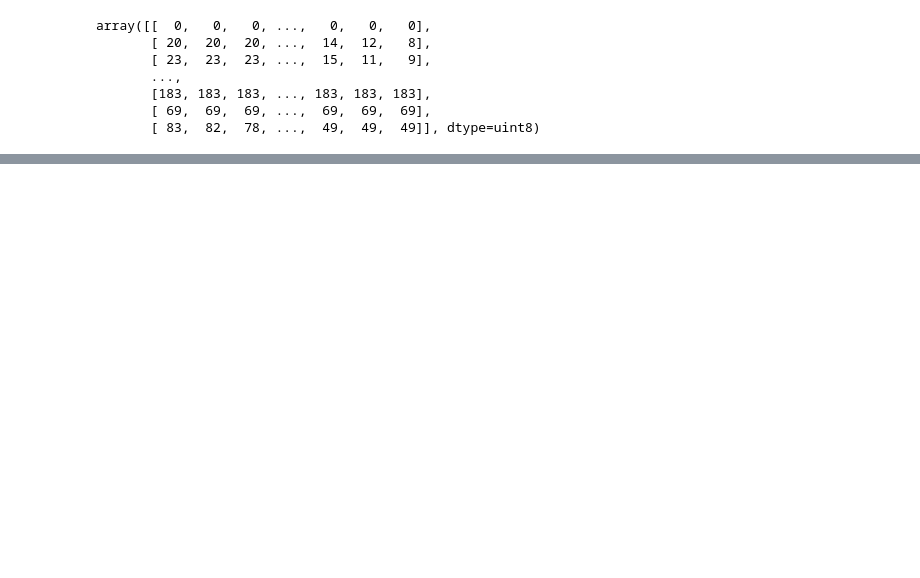
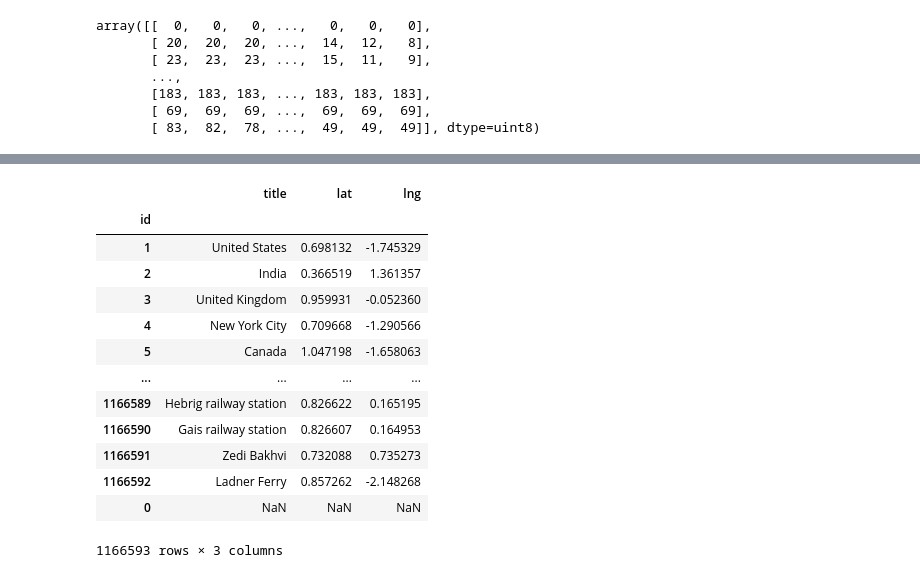
Before and after one commit to lsb/city-correlation-mapping, a Jupyter notebook: 05-tfidf-cosine-similarity.ipynb, the cells around one changed output, grey strips where cells are left out. Drawn from its saved outputs; the diff is of its cells as text; code cells hidden in the pictures; blank space fills up the shorter version.

```diff
--- a/05-tfidf-cosine-similarity.ipynb
+++ b/05-tfidf-cosine-similarity.ipynb
@@ -282,3 +282,24 @@ writer.write_batch(batch)
 writer.close()
 with open('topsPacked20.noindex.arrow', 'wb') as f:
     f.write(sink.getvalue())
+# %%
+radpages = pages.copy()
+radpages['lat'] = np.deg2rad(radpages['lat'])
+radpages['lng'] = np.deg2rad(radpages['lng'])
+radpages.loc[0] = None
+radpages
+# %% [output]
+|  | title | lat | lng |
+| id |  |  |  |
+| 1 | United States | 0.698132 | -1.745329 |
+| 2 | India | 0.366519 | 1.361357 |
+| 3 | United Kingdom | 0.959931 | -0.052360 |
+| 4 | New York City | 0.709668 | -1.290566 |
+| 5 | Canada | 1.047198 | -1.658063 |
+| ... | ... | ... | ... |
+| 1166589 | Hebrig railway station | 0.826622 | 0.165195 |
+| 1166590 | Gais railway station | 0.826607 | 0.164953 |
+| 1166591 | Zedi Bakhvi | 0.732088 | 0.735273 |
+| 1166592 | Ladner Ferry | 0.857262 | -2.148268 |
+| 0 | NaN | NaN | NaN |
+1166593 rows × 3 columns
```
Also changed, not shown: parts of 20 cells of this notebook.
